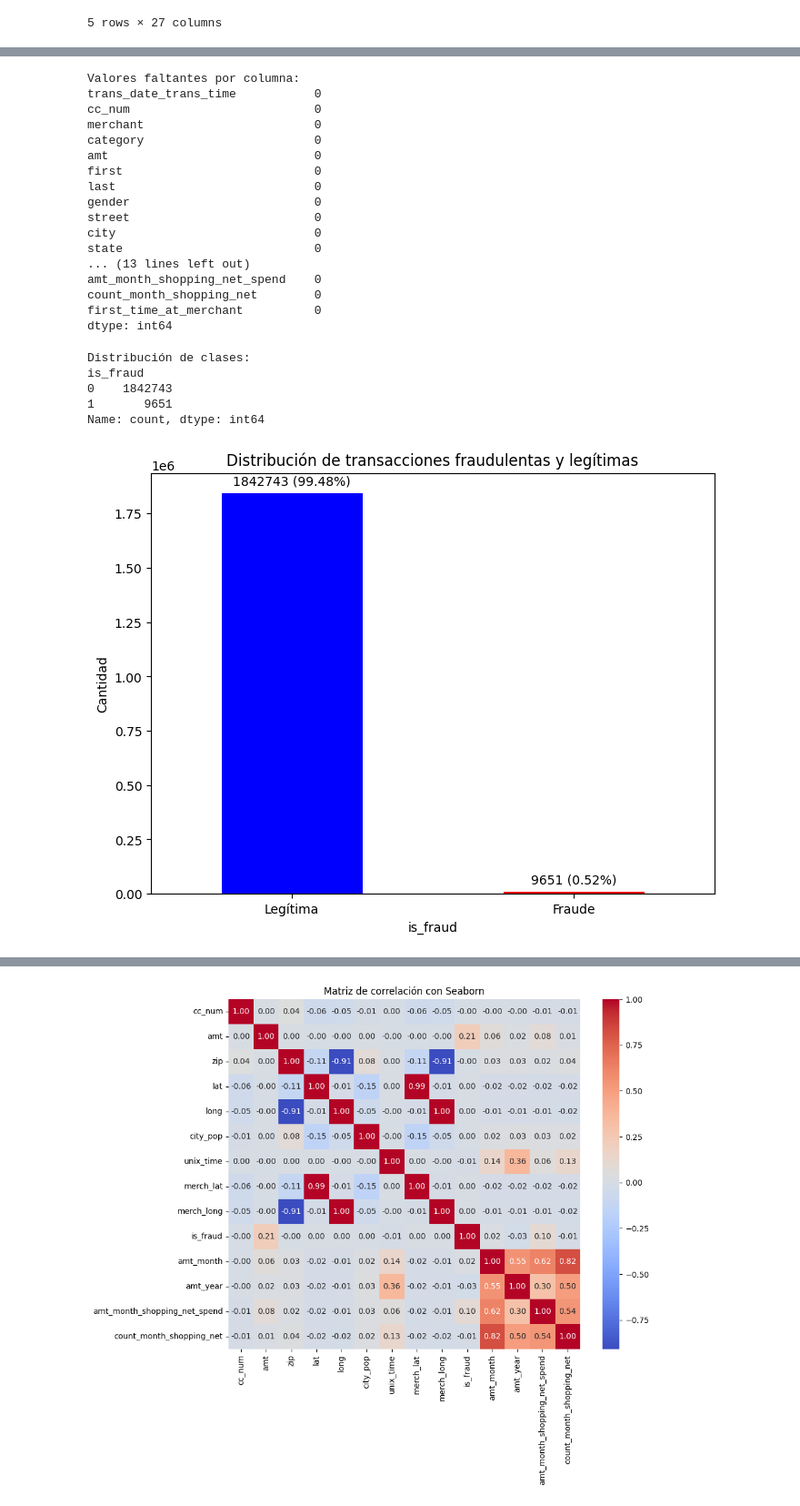
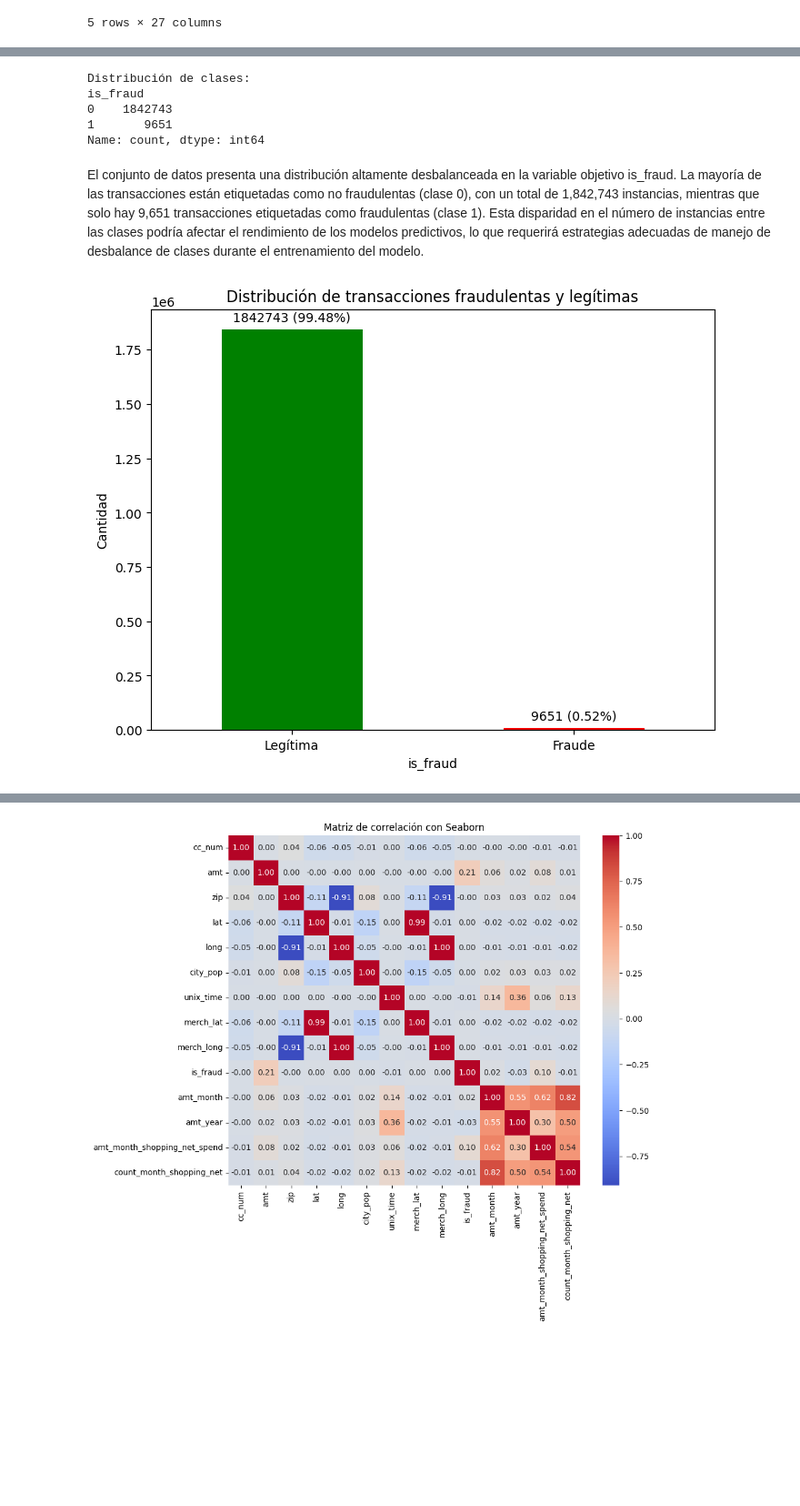
Before and after one commit to javim7/Proyecto2-SDS, a Jupyter notebook: proyecto.ipynb, the cells around one changed output, grey strips where cells are left out. Shown at 91% size. Drawn from its saved outputs; the diff is of its cells as text; code cells hidden in the pictures; blank space fills up the shorter version.

```diff
--- a/proyecto.ipynb
+++ b/proyecto.ipynb
@@ -88,26 +109,3 @@ max                4.800000e+01
-# %%
-# Manejo de valores faltantes
-missing_values = df.isnull().sum()
-print("\nValores faltantes por columna:")
-print(missing_values)
-# %% [output]
-Valores faltantes por columna:
-trans_date_trans_time           0
-cc_num                          0
-merchant                        0
-category                        0
-amt                             0
-first                           0
-last                            0
-gender                          0
-street                          0
-city                            0
-state                           0
-... (13 lines left out)
-amt_month_shopping_net_spend    0
-count_month_shopping_net        0
-first_time_at_merchant          0
-dtype: int64
 # %%
 # Distribución de clases
 class_distribution = df['is_fraud'].value_counts()
@@ -119,23 +117,25 @@ is_fraud
 0    1842743
 1       9651
 Name: count, dtype: int64
+# %% [markdown]
+El conjunto de datos presenta una distribución altamente desbalanceada en la variable objetivo is_fraud. La mayoría de las transacciones están etiquetadas como no fraudulentas (clase 0), con un total de 1,842,743 instancias, mientras que solo hay 9,651 transacciones etiquetadas como fraudulentas (clase 1). Esta disparidad en el número de instancias entre las clases podría afectar el rendimiento de los modelos predictivos, lo que requerirá estrategias adecuadas de manejo de desbalance de clases durante el entrenamiento del modelo.
 # %%
 # Calcular la cantidad de transacciones fraudulentas y legítimas
 fraud_counts = df['is_fraud'].value_counts()
 total_transactions = fraud_counts.sum()
 
 # Visualizar la distribución de la variable objetivo 'is_fraud'
 plt.figure(figsize=(8, 6))
-fraud_counts.plot(kind='bar', color=['blue', 'red'])
+fraud_counts.plot(kind='bar', color=['green', 'red'])
 plt.title('Distribución de transacciones fraudulentas y legítimas')
 plt.xlabel('is_fraud')
 plt.ylabel('Cantidad')
 plt.xticks([0, 1], ['Legítima', 'Fraude'], rotation=0)
 
 # Mostrar la proporción en el gráfico
 for i, count in enumerate(fraud_counts):
     plt.text(i, count + total_transactions * 0.02, f"{count} ({count / total_transactions:.2%})", ha='center')
 
 plt.show()
 # %% [output]
-[figure, old version]
+[figure, new version]
```
Also changed, not shown: parts of 72 cells of this notebook, 5 other files.
